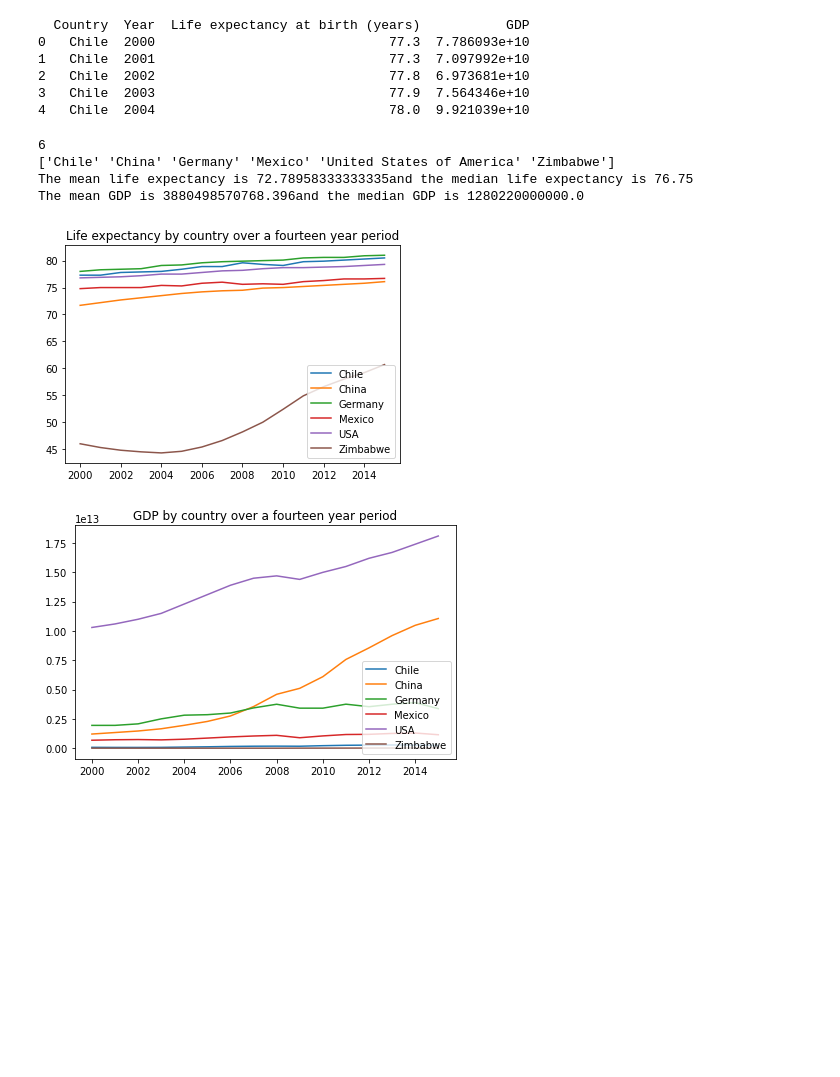
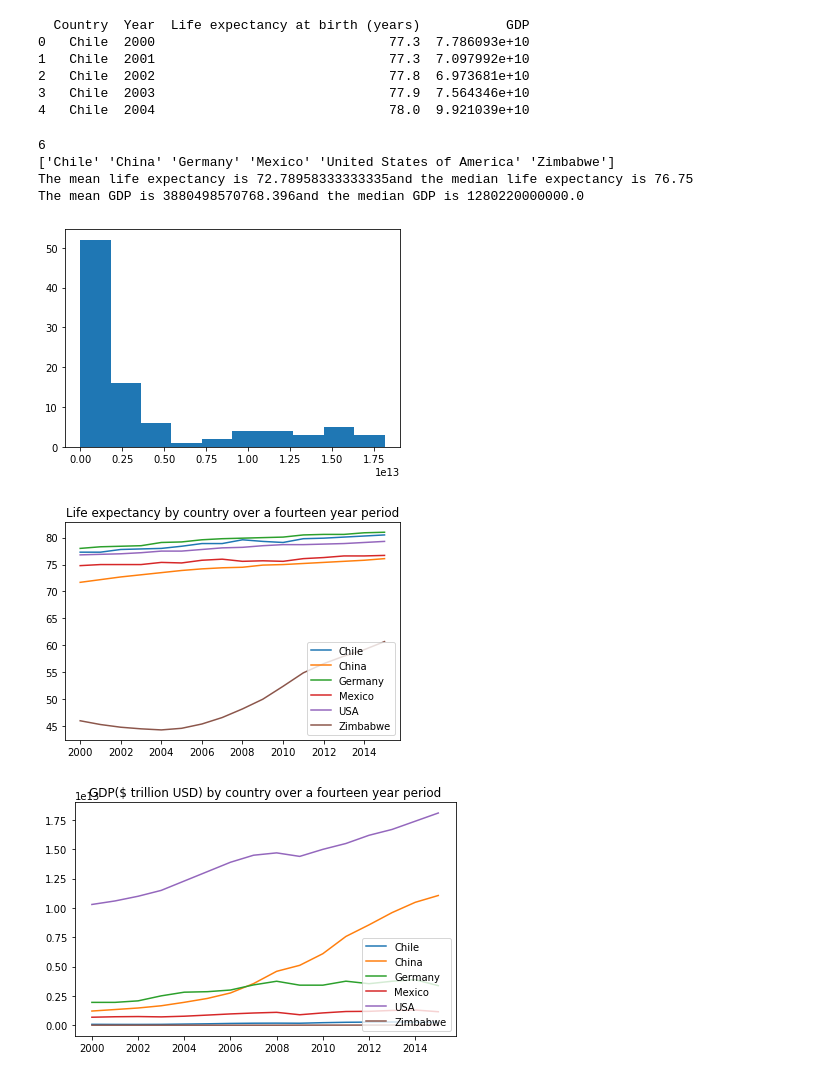
Before and after one commit to ctaylo-16/codecademy_data_science, a Jupyter notebook: life_expectancy_gdp.ipynb, the cells around one changed output. Cells and saved outputs as stored; diff of their text form; code cells hidden in the pictures; blank space fills up the shorter version.

```diff
--- a/life_expectancy_gdp.ipynb
+++ b/life_expectancy_gdp.ipynb
@@ -47,6 +47,11 @@ usa = life_data[life_data.Country == 'United States of America']
 #life expectancy
 zim = life_data[life_data.Country == 'Zimbabwe']
 
+#visualise data shape and skew
+plt.hist(life_data['GDP'])
+plt.show()
+
+
 plt.plot(chile['Year'],chile['Life expectancy at birth (years)'])
 plt.plot(china['Year'],china['Life expectancy at birth (years)'])
 plt.plot(germany['Year'],germany['Life expectancy at birth (years)'])
@@ -58,38 +63,39 @@ plt.legend(['Chile','China','Germany','Mexico','USA','Zimbabwe'],loc=4)
 plt.show()
 #GDP
 
 plt.plot(chile['Year'],chile['GDP'])
 plt.plot(china['Year'],china['GDP'])
 plt.plot(germany['Year'],germany['GDP'])
 plt.plot(mexico['Year'],mexico['GDP'])
 plt.plot(usa['Year'],usa['GDP'])
 plt.plot(zim['Year'],zim['GDP'])
-plt.title('GDP by country over a fourteen year period')
+plt.title('GDP($ trillion USD) by country over a fourteen year period')
 plt.legend(['Chile','China','Germany','Mexico','USA','Zimbabwe'],loc=4)
 plt.tight_layout()
 
 
 plt.show()
 
 
 print('Life expectancy has not changed much over the fourteen year period for most countries here, execpt for Zimbabwe where life expectancy increased from 45 years in 2006 to 60 years in 2015')
 print('GDP has changed for most countries over the fourteen year period, with largest changes for China and the USA ')
 
 #life expectancy
 life_exp = life_data.groupby(['Country'], as_index=False, sort=False)['Life expectancy at birth (years)'].mean()
 print(life_exp.sort_values(by='Life expectancy at birth (years)',ascending=False))
-print('The country with highest average life expectancy across the period was Germany with 79.65years')
+print('The country with highest average life expectancy across the period was Germany with 79.65 years')
 #mean GDP by country
 GDP = life_data.groupby(['Country'], as_index=False, sort=False)['GDP'].mean()
 print(GDP.sort_values(by='GDP',ascending=False))
-print('The country with highest GDP was the USA with 1.4*10^13')
+print('The country with highest GDP was the USA with $1.4 trillion (USD) ')
 # %% [output]
 6
 ['Chile' 'China' 'Germany' 'Mexico' 'United States of America' 'Zimbabwe']
 The mean life expectancy is 72.78958333333335and the median life expectancy is 76.75
 The mean GDP is 3880498570768.396and the median GDP is 1280220000000.0
-[figure, old version]
+[figure, new version]
-[figure, old version]
+[figure, new version]
+[figure, added]
 Life expectancy has not changed much over the fourteen year period for most countries here, execpt for Zimbabwe where life expectancy increased from 45 years in 2006 to 60 years in 2015
 GDP has changed for most countries over the fourteen year period, with largest changes for China and the USA
                     Country  Life expectancy at birth (years)
```
Also changed, not shown: parts of 2 cells of this notebook.
